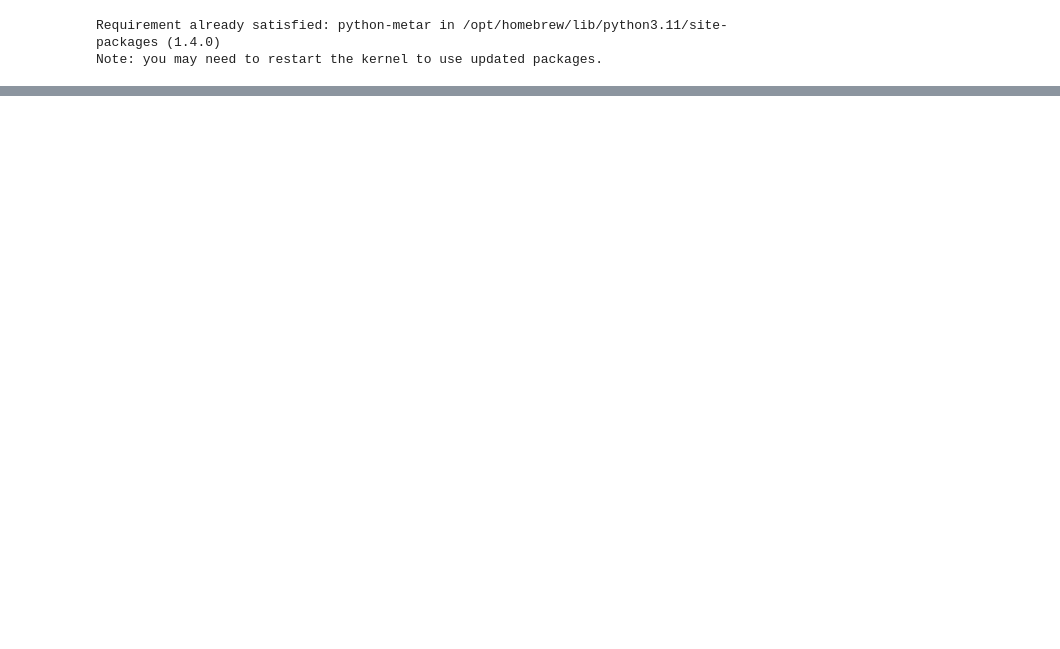
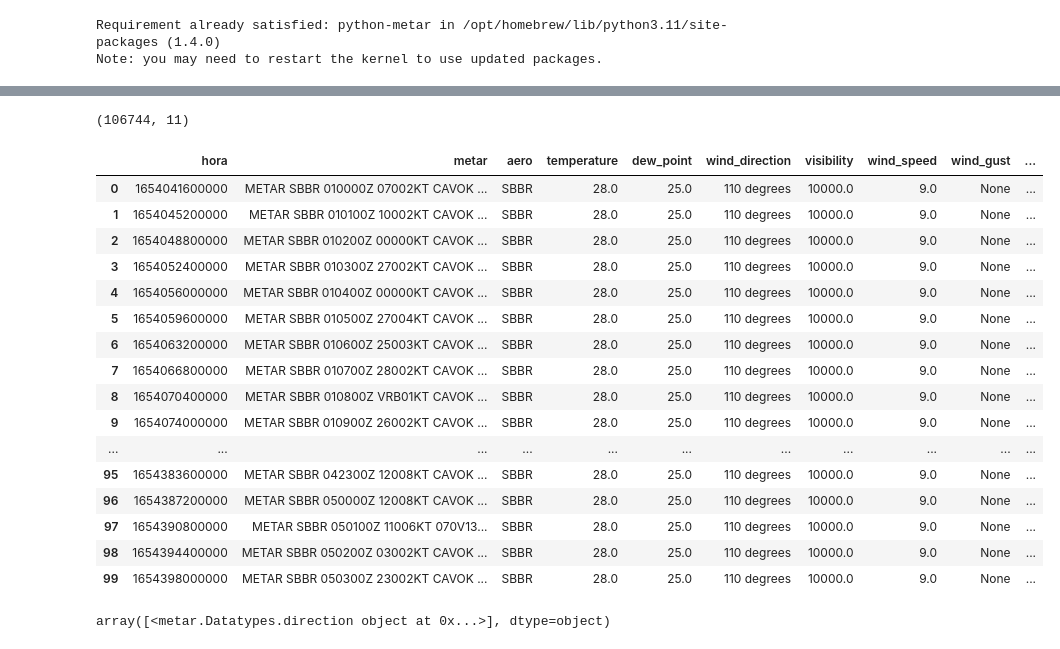
Before and after one commit to InAI-Delta/ita-datascience-2023, a Jupyter notebook: initial_analysis.ipynb, the cells around one changed output, grey strips where cells are left out. Saved outputs shown, nothing was run; the diff lists cells and outputs as text; code cells hidden in the pictures; blank space fills up the shorter version.

Commit message:
metar feature engineering

```diff
--- a/initial_analysis.ipynb
+++ b/initial_analysis.ipynb
@@ -14,6 +14,9 @@ from sklearn.linear_model import LinearRegression
 from sklearn.ensemble import RandomForestRegressor
 from sklearn.metrics import mean_squared_error
 from sklearn.model_selection import train_test_split
+pd.set_option('display.max_colwidth', None)
+pd.set_option('display.max_columns', None)
+pd.set_option('display.max_rows', None)
 # %%
 bimtra_df = pd.read_csv('data/bimtra_df.csv')
 esperas_df = pd.read_csv('data/esperas_df.csv')
@@ -410,0 +237,18 @@ output.to_csv('data/submission.csv', index=False)
+# %%
+metar_df.metar = metar_df.metar.apply(lambda x: x.replace('=', ''))
+for report in metar_df['metar']:
+    try:
+        report = Metar.Metar(report)
+        metar_df['temperature'] = report.temp.value()
+        metar_df['dew_point'] = report.dewpt.value()
+        metar_df['wind_direction'] = report.wind_dir
+        metar_df['visibility'] = report.vis.value()
+        metar_df['wind_speed'] = report.wind_speed.value()
+        metar_df['wind_gust'] = report.wind_gust
+        metar_df['pressure'] = report.press.value()
+        metar_df['precipitation'] = report.precip_1hr
+    except:
+        continue
+
+
+metar_df.head()
@@ -410,0 +262,28 @@ output.to_csv('data/submission.csv', index=False)
+# %%
+metar_df.shape
+# %% [output]
+(106744, 11)
+# %%
+metar_df.head(100)
+# %% [output]
+|  | hora | metar | aero | temperature | dew_point | wind_direction | visibility | wind_speed | wind_gust | ... |
+| 0 | 1654041600000 | METAR SBBR 010000Z 07002KT CAVOK ... | SBBR | 28.0 | 25.0 | 110 degrees | 10000.0 | 9.0 | None | ... |
+| 1 | 1654045200000 | METAR SBBR 010100Z 10002KT CAVOK ... | SBBR | 28.0 | 25.0 | 110 degrees | 10000.0 | 9.0 | None | ... |
+| 2 | 1654048800000 | METAR SBBR 010200Z 00000KT CAVOK ... | SBBR | 28.0 | 25.0 | 110 degrees | 10000.0 | 9.0 | None | ... |
+| 3 | 1654052400000 | METAR SBBR 010300Z 27002KT CAVOK ... | SBBR | 28.0 | 25.0 | 110 degrees | 10000.0 | 9.0 | None | ... |
+| 4 | 1654056000000 | METAR SBBR 010400Z 00000KT CAVOK ... | SBBR | 28.0 | 25.0 | 110 degrees | 10000.0 | 9.0 | None | ... |
+| 5 | 1654059600000 | METAR SBBR 010500Z 27004KT CAVOK ... | SBBR | 28.0 | 25.0 | 110 degrees | 10000.0 | 9.0 | None | ... |
+| 6 | 1654063200000 | METAR SBBR 010600Z 25003KT CAVOK ... | SBBR | 28.0 | 25.0 | 110 degrees | 10000.0 | 9.0 | None | ... |
+| 7 | 1654066800000 | METAR SBBR 010700Z 28002KT CAVOK ... | SBBR | 28.0 | 25.0 | 110 degrees | 10000.0 | 9.0 | None | ... |
+| 8 | 1654070400000 | METAR SBBR 010800Z VRB01KT CAVOK ... | SBBR | 28.0 | 25.0 | 110 degrees | 10000.0 | 9.0 | None | ... |
+| 9 | 1654074000000 | METAR SBBR 010900Z 26002KT CAVOK ... | SBBR | 28.0 | 25.0 | 110 degrees | 10000.0 | 9.0 | None | ... |
+| ... | ... | ... | ... | ... | ... | ... | ... | ... | ... | ... |
+| 95 | 1654383600000 | METAR SBBR 042300Z 12008KT CAVOK ... | SBBR | 28.0 | 25.0 | 110 degrees | 10000.0 | 9.0 | None | ... |
+| 96 | 1654387200000 | METAR SBBR 050000Z 12008KT CAVOK ... | SBBR | 28.0 | 25.0 | 110 degrees | 10000.0 | 9.0 | None | ... |
+| 97 | 1654390800000 | METAR SBBR 050100Z 11006KT 070V13... | SBBR | 28.0 | 25.0 | 110 degrees | 10000.0 | 9.0 | None | ... |
+| 98 | 1654394400000 | METAR SBBR 050200Z 03002KT CAVOK ... | SBBR | 28.0 | 25.0 | 110 degrees | 10000.0 | 9.0 | None | ... |
+| 99 | 1654398000000 | METAR SBBR 050300Z 23002KT CAVOK ... | SBBR | 28.0 | 25.0 | 110 degrees | 10000.0 | 9.0 | None | ... |
+# %%
+metar_df['wind_direction'].unique()
+# %% [output]
+array([<metar.Datatypes.direction object at 0x...>], dtype=object)
```
Also changed, not shown: parts of 24 cells of this notebook.
